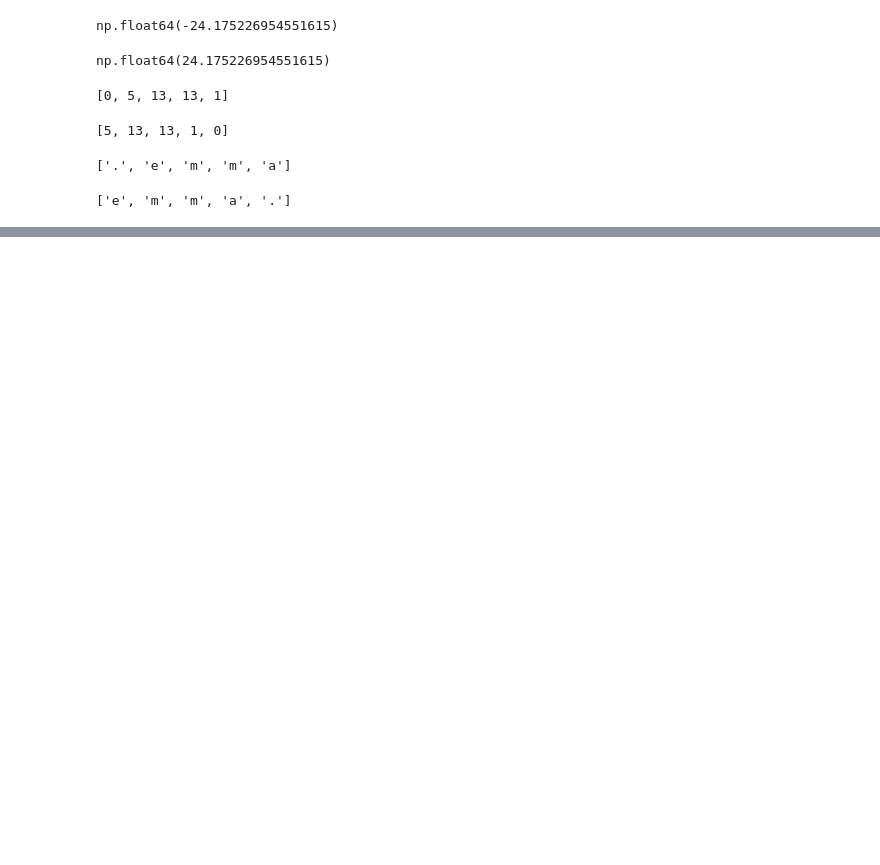
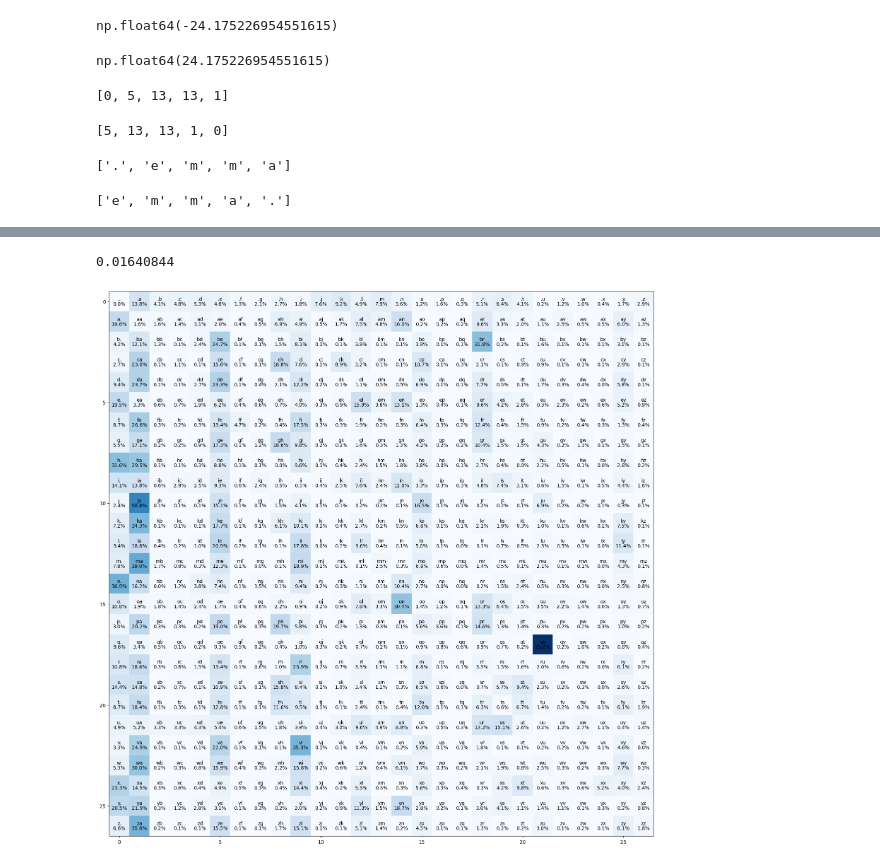
Before and after one commit to SaheerLulu/LLM, a Jupyter notebook: LLM Basics to Advanced.ipynb, the cells around one changed output, grey strips where cells are left out. Cells and saved outputs as stored; diff of their text form; code cells hidden in the pictures; blank space fills up the shorter version.

```diff
--- a/LLM Basics to Advanced.ipynb
+++ b/LLM Basics to Advanced.ipynb
@@ -342,0 +445,6 @@ OSError: [WinError 126] The specified module could not be found. Error loading "
+# %%
+loss = -probs[torch.arange(len(X)),Y].log().mean()
+W.grad = None # set to zero the gradient
+loss.backward()
+
+W.data += -50 * W.grad #update
@@ -342,0 +510,21 @@ OSError: [WinError 126] The specified module could not be found. Error loading "
+# %%
+random.seed(10)
+import numpy as np
+for i in range(10):
+
+    out = []
+    #will start the word with "."
+    ix = 0
+    while True:
+        xenc = F.one_hot(torch.tensor([ix]), num_classes=27).float()
+        logits = xenc @ W # predict log-counts
+        counts = logits.exp() # counts, equivalent to N
+        p = counts / counts.sum(1, keepdims=True) # probabilities for next character
+
+        ix = random.choices(list(map(lambda x: x, range(0, 27))),p.detach().numpy()[0])[0]
+        out.append(stoi[ix])
+
+        if stoi[ix]==".":
+            break
+
+    print("".join(out))
@@ -342,0 +587,22 @@ OSError: [WinError 126] The specified module could not be found. Error loading "
+# %%
+chars =torch.arange(0,27).view(27)
+xenc = F.one_hot(chars, num_classes=27).float()
+logits = xenc @ W # predict log-counts
+counts = logits.exp() # counts, equivalent to N
+p = counts / counts.sum(1, keepdims=True)
+# %%
+P= p.detach().numpy()
+# %%
+P[1,1]
+# %% [output]
+0.01640844
+# %%
+plt.figure(figsize=(20,20))
+plt.imshow(P*100,cmap='Blues')
+
+for i in range(len(P)):
+    for j in range(len(P)):
+        plt.text(j,i,str(round(P[i,j]*100,1))+"%",ha="center",va="top",fontdict={'size':10})
+        plt.text(j,i,stoi[i]+stoi[j],ha="center",va="bottom")
+# %% [output]
+[figure, added]
```
Also changed, not shown: parts of 37 cells of this notebook.
